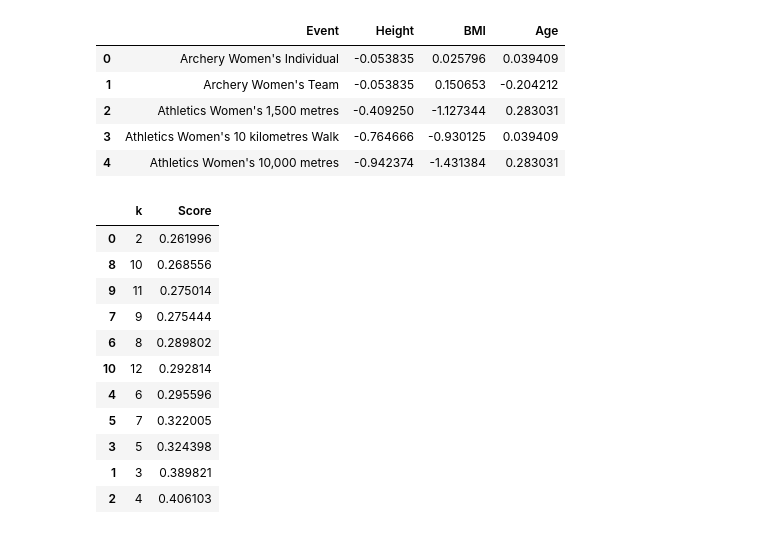
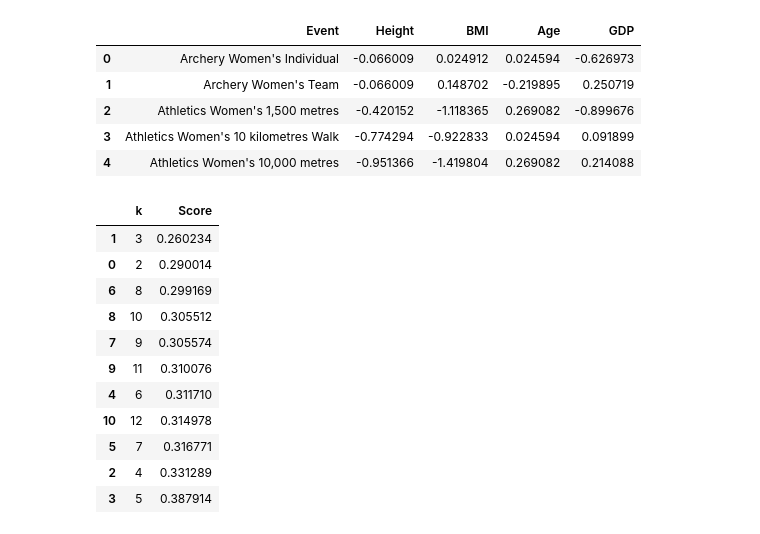
Before and after one commit to Luna-v0/olympic-analyses, a Jupyter notebook: pergunta_1.ipynb, the cells around one changed output. Cells and saved outputs as stored; diff of their text form; code cells hidden in the pictures.

```diff
--- a/pergunta_1.ipynb
+++ b/pergunta_1.ipynb
@@ -4,12 +4,12 @@ import seaborn as sns
 from sklearn.metrics import silhouette_score
 from sklearn.cluster import KMeans
 
-df = pd.read_csv('data/polished3.csv')
+df = pd.read_csv('data/polished3_with_gdp.csv')
 
 male = df[df["Sex"] == "M"]
 female = df[df["Sex"] == "F"]
 
-used_columns = ["Height", "BMI", "Age"]
+used_columns = ["Height", "BMI", "Age", "GDP"]
 
 bio_by_sport_male = male.groupby(['Event'])[used_columns].median().reset_index()
 bio_by_sport_female = female.groupby(['Event'])[used_columns].median().reset_index()
@@ -16,28 +33,28 @@ bio_by_sport_female = female.groupby(['Event'])[used_columns].median().reset_ind
 # %%
 from sklearn.preprocessing import StandardScaler
 
-columns_to_normalize = ['Height', 'BMI', 'Age']
+columns_to_normalize = used_columns
 
 scaler = StandardScaler()
 
 means_male = bio_by_sport_male[columns_to_normalize].mean()
 stdvs_male = bio_by_sport_male[columns_to_normalize].std()
 means_female = bio_by_sport_female[columns_to_normalize].mean()
 stdvs_female = bio_by_sport_female[columns_to_normalize].std()
 
 bio_by_sport_male[columns_to_normalize] = scaler.fit_transform(bio_by_sport_male[columns_to_normalize])
 bio_by_sport_female[columns_to_normalize] = scaler.fit_transform(bio_by_sport_female[columns_to_normalize])
 
 
 bio_by_sport_male.head()
 bio_by_sport_female.head()
 # %% [output]
-|  | Event | Height | BMI | Age |
-| 0 | Archery Women's Individual | -0.053835 | 0.025796 | 0.039409 |
-| 1 | Archery Women's Team | -0.053835 | 0.150653 | -0.204212 |
-| 2 | Athletics Women's 1,500 metres | -0.409250 | -1.127344 | 0.283031 |
-| 3 | Athletics Women's 10 kilometres Walk | -0.764666 | -0.930125 | 0.039409 |
-| 4 | Athletics Women's 10,000 metres | -0.942374 | -1.431384 | 0.283031 |
+|  | Event | Height | BMI | Age | GDP |
+| 0 | Archery Women's Individual | -0.066009 | 0.024912 | 0.024594 | -0.626973 |
+| 1 | Archery Women's Team | -0.066009 | 0.148702 | -0.219895 | 0.250719 |
+| 2 | Athletics Women's 1,500 metres | -0.420152 | -1.118365 | 0.269082 | -0.899676 |
+| 3 | Athletics Women's 10 kilometres Walk | -0.774294 | -0.922833 | 0.024594 | 0.091899 |
+| 4 | Athletics Women's 10,000 metres | -0.951366 | -1.419804 | 0.269082 | 0.214088 |
 # %%
 k_values = range(2, 13)
 silhouette_scores_male = []
@@ -52,17 +69,17 @@ silhouette_scores_df = pd.DataFrame({'k': k_values, 'Score': silhouette_scores_m
 silhouette_scores_df.sort_values(by='Score')
 # %% [output]
 |  | k | Score |
-| 0 | 2 | 0.261996 |
-| 8 | 10 | 0.268556 |
-| 9 | 11 | 0.275014 |
-| 7 | 9 | 0.275444 |
-| 6 | 8 | 0.289802 |
-| 10 | 12 | 0.292814 |
-| 4 | 6 | 0.295596 |
-| 5 | 7 | 0.322005 |
-| 3 | 5 | 0.324398 |
-| 1 | 3 | 0.389821 |
-| 2 | 4 | 0.406103 |
+| 1 | 3 | 0.260234 |
+| 0 | 2 | 0.290014 |
+| 6 | 8 | 0.299169 |
+| 8 | 10 | 0.305512 |
+| 7 | 9 | 0.305574 |
+| 9 | 11 | 0.310076 |
+| 4 | 6 | 0.311710 |
+| 10 | 12 | 0.314978 |
+| 5 | 7 | 0.316771 |
+| 2 | 4 | 0.331289 |
+| 3 | 5 | 0.387914 |
 # %%
 k_values = range(2, 13)
 silhouette_scores_female = []
```
Also changed, not shown: parts of 15 cells of this notebook.
